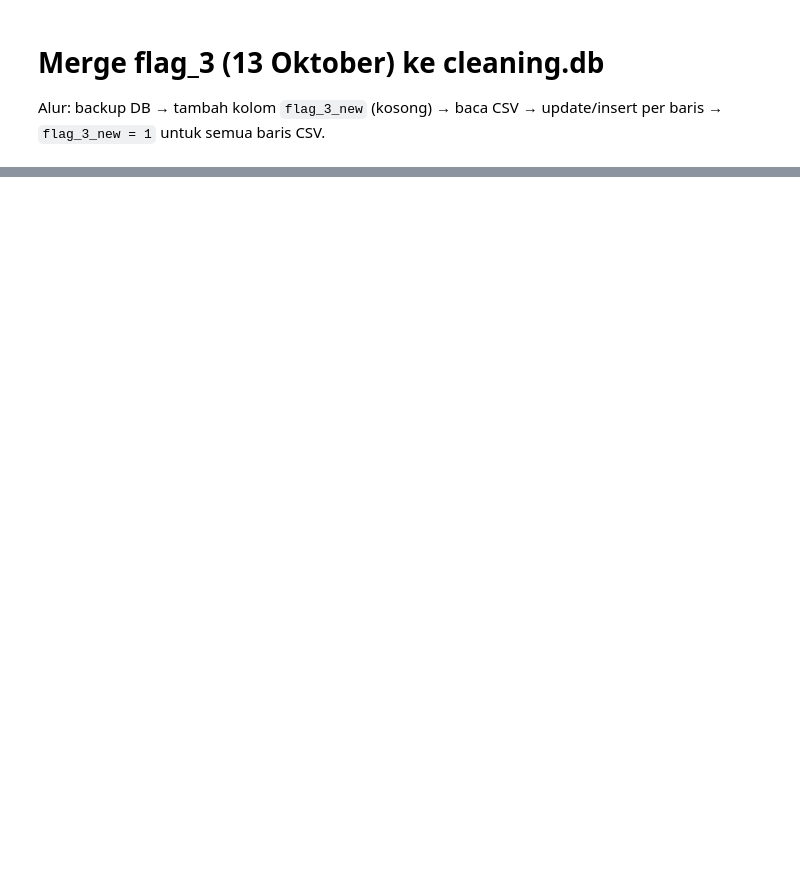
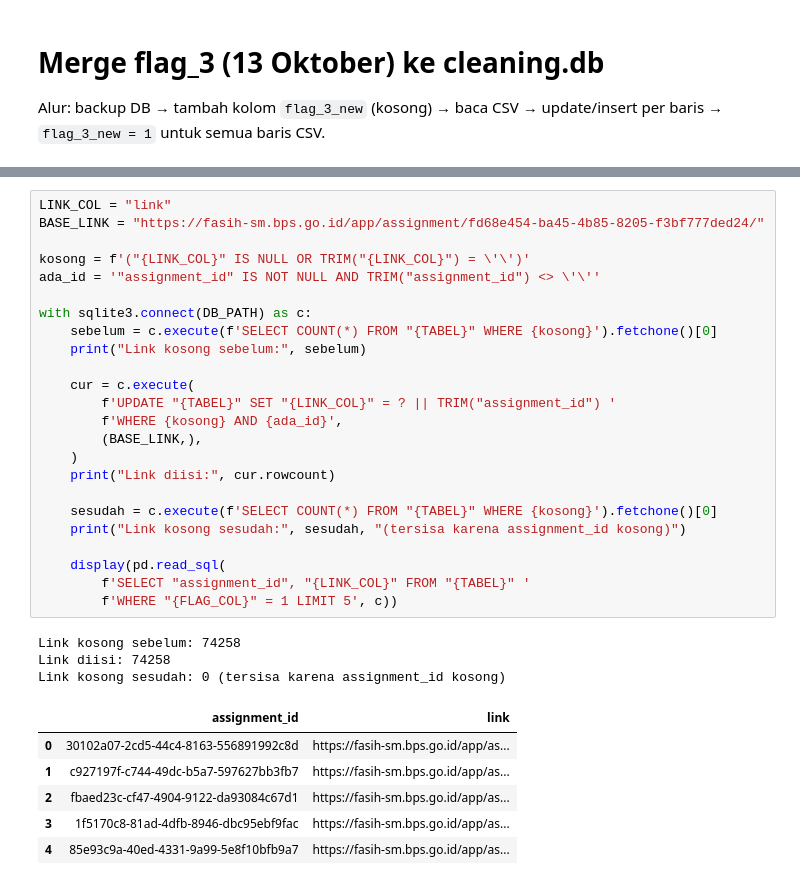
Before and after one commit to irfansbom/Sensus-Ekonomi, a Jupyter notebook: cleaning_data/3 Oktober 2026/Mikro/RantabDBNAS/merge_flag3_ke_db.ipynb, the cells around one changed output, grey strips where cells are left out. Cells and saved outputs as stored; diff of their text form; blank space fills up the shorter version.

```diff
--- a/cleaning_data/3 Oktober 2026/Mikro/RantabDBNAS/merge_flag3_ke_db.ipynb
+++ b/cleaning_data/3 Oktober 2026/Mikro/RantabDBNAS/merge_flag3_ke_db.ipynb
@@ -272,0 +296,34 @@ display(df_db)
+# %%
+LINK_COL = "link"
+BASE_LINK = "https://fasih-sm.bps.go.id/app/assignment/fd68e454-ba45-4b85-8205-f3bf777ded24/"
+
+kosong = f'("{LINK_COL}" IS NULL OR TRIM("{LINK_COL}") = \'\')'
+ada_id = '"assignment_id" IS NOT NULL AND TRIM("assignment_id") <> \'\''
+
+with sqlite3.connect(DB_PATH) as c:
+    sebelum = c.execute(f'SELECT COUNT(*) FROM "{TABEL}" WHERE {kosong}').fetchone()[0]
+    print("Link kosong sebelum:", sebelum)
+
+    cur = c.execute(
+        f'UPDATE "{TABEL}" SET "{LINK_COL}" = ? || TRIM("assignment_id") '
+        f'WHERE {kosong} AND {ada_id}',
+        (BASE_LINK,),
+    )
+    print("Link diisi:", cur.rowcount)
+
+    sesudah = c.execute(f'SELECT COUNT(*) FROM "{TABEL}" WHERE {kosong}').fetchone()[0]
+    print("Link kosong sesudah:", sesudah, "(tersisa karena assignment_id kosong)")
+
+    display(pd.read_sql(
+        f'SELECT "assignment_id", "{LINK_COL}" FROM "{TABEL}" '
+        f'WHERE "{FLAG_COL}" = 1 LIMIT 5', c))
+# %% [output]
+Link kosong sebelum: 74258
+Link diisi: 74258
+Link kosong sesudah: 0 (tersisa karena assignment_id kosong)
+|  | assignment_id | link |
+| 0 | 30102a07-2cd5-44c4-8163-556891992c8d | https://fasih-sm.bps.go.id/app/as... |
+| 1 | c927197f-c744-49dc-b5a7-597627bb3fb7 | https://fasih-sm.bps.go.id/app/as... |
+| 2 | fbaed23c-cf47-4904-9122-da93084c67d1 | https://fasih-sm.bps.go.id/app/as... |
+| 3 | 1f5170c8-81ad-4dfb-8946-dbc95ebf9fac | https://fasih-sm.bps.go.id/app/as... |
+| 4 | 85e93c9a-40ed-4331-9a99-5e8f10bfb9a7 | https://fasih-sm.bps.go.id/app/as... |
```
Also changed, not shown: parts of 7 cells of this notebook, 1 other file.
